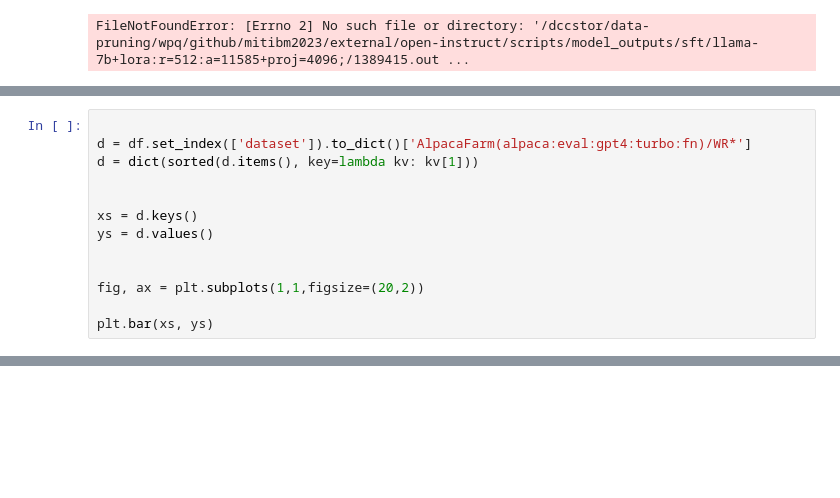
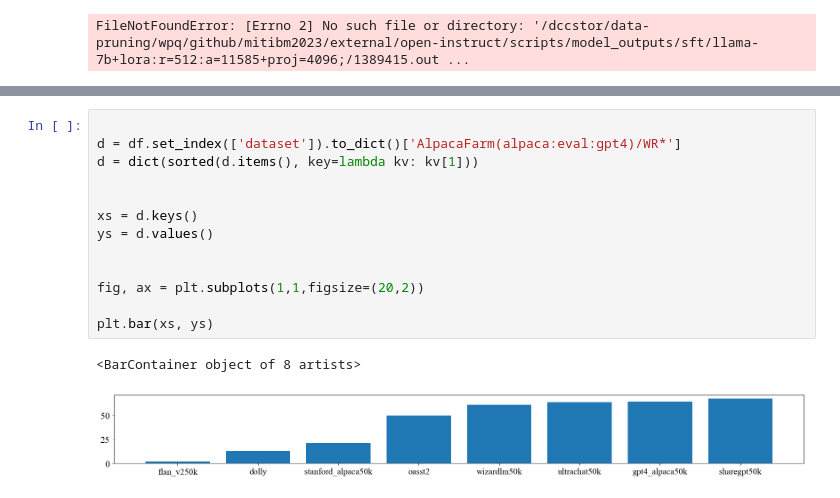
Before and after one commit to tt6746690/open-instruct, a Jupyter notebook: scripts/gen_cmds.ipynb, the cells around one changed output, grey strips where cells are left out. Saved outputs shown, nothing was run; the diff lists cells and outputs as text; blank space fills up the shorter version.

```diff
--- a/scripts/gen_cmds.ipynb
+++ b/scripts/gen_cmds.ipynb
@@ -1677,13 +1638,0 @@ df = get_eval_results_with_useful_cols(save_dirs, chat_fmt=chat_fmt, cols=cols)
-# %%
-
-d = df.set_index(['dataset']).to_dict()['AlpacaFarm(alpaca:eval:gpt4:turbo:fn)/WR*']
-d = dict(sorted(d.items(), key=lambda kv: kv[1]))
-
-
-xs = d.keys()
-ys = d.values()
-
-
-fig, ax = plt.subplots(1,1,figsize=(20,2))
-
-plt.bar(xs, ys)
@@ -1693,3 +1678,19 @@ plt.bar(xs, ys)
+# %%
+
+d = df.set_index(['dataset']).to_dict()['AlpacaFarm(alpaca:eval:gpt4)/WR*']
+d = dict(sorted(d.items(), key=lambda kv: kv[1]))
+
+
+xs = d.keys()
+ys = d.values()
+
+
+fig, ax = plt.subplots(1,1,figsize=(20,2))
+
+plt.bar(xs, ys)
+# %% [output]
+<BarContainer object of 8 artists>
+[figure, added]
 # %%
 # from rosemary import parse_kv_from_string
 from functools import partial
```
Also changed, not shown: parts of 13 cells of this notebook, 1 other file.
